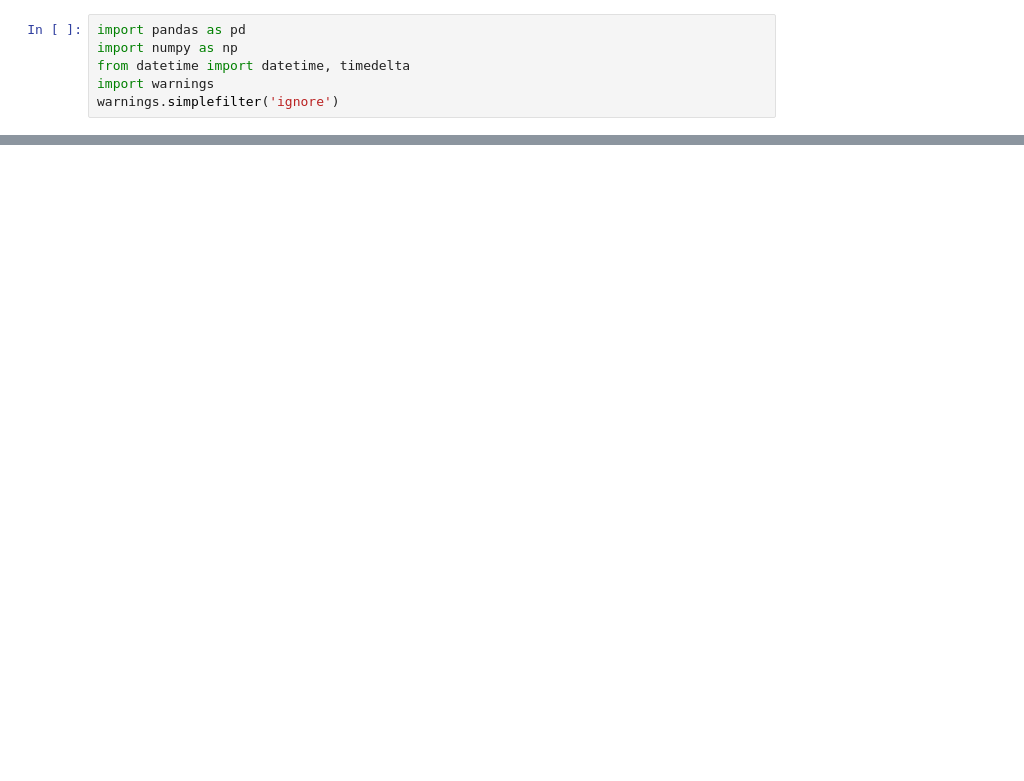
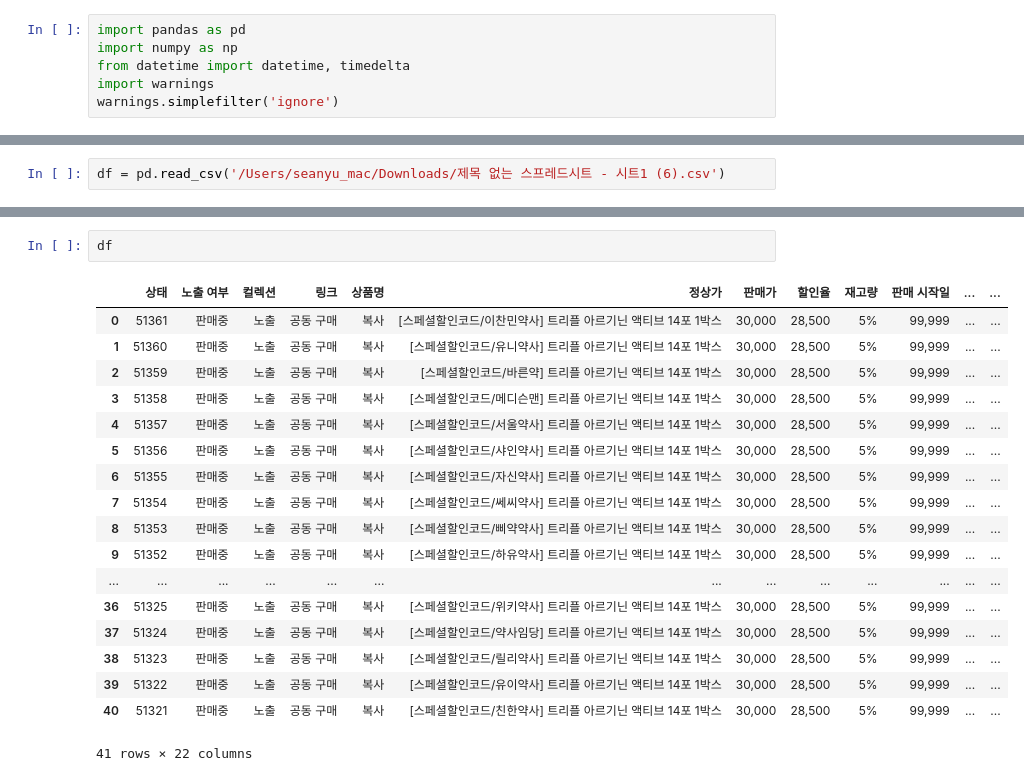
Before and after one commit to SeanYu34/Jupyter_Sean, a Jupyter notebook: Untitled.ipynb, the cells around one changed output, grey strips where cells are left out. Saved outputs shown, nothing was run; the diff lists cells and outputs as text; blank space fills up the shorter version.

```diff
--- a/Untitled.ipynb
+++ b/Untitled.ipynb
@@ -29,0 +7,2 @@ temp_df
+# %%
+df = pd.read_csv('/Users/seanyu_mac/Downloads/제목 없는 스프레드시트 - 시트1 (6).csv')
@@ -29,0 +33,21 @@ temp_df
+# %%
+df
+# %% [output]
+|  | 상태 | 노출 여부 | 컬렉션 | 링크 | 상품명 | 정상가 | 판매가 | 할인율 | 재고량 | 판매 시작일 | ... | ... |
+| 0 | 51361 | 판매중 | 노출 | 공동 구매 | 복사 | [스페셜할인코드/이찬민약사] 트리플 아르기닌 액티브 14포 1박스 | 30,000 | 28,500 | 5% | 99,999 | ... | ... |
+| 1 | 51360 | 판매중 | 노출 | 공동 구매 | 복사 | [스페셜할인코드/유니약사] 트리플 아르기닌 액티브 14포 1박스 | 30,000 | 28,500 | 5% | 99,999 | ... | ... |
+| 2 | 51359 | 판매중 | 노출 | 공동 구매 | 복사 | [스페셜할인코드/바른약] 트리플 아르기닌 액티브 14포 1박스 | 30,000 | 28,500 | 5% | 99,999 | ... | ... |
+| 3 | 51358 | 판매중 | 노출 | 공동 구매 | 복사 | [스페셜할인코드/메디슨맨] 트리플 아르기닌 액티브 14포 1박스 | 30,000 | 28,500 | 5% | 99,999 | ... | ... |
+| 4 | 51357 | 판매중 | 노출 | 공동 구매 | 복사 | [스페셜할인코드/서울약사] 트리플 아르기닌 액티브 14포 1박스 | 30,000 | 28,500 | 5% | 99,999 | ... | ... |
+| 5 | 51356 | 판매중 | 노출 | 공동 구매 | 복사 | [스페셜할인코드/샤인약사] 트리플 아르기닌 액티브 14포 1박스 | 30,000 | 28,500 | 5% | 99,999 | ... | ... |
+| 6 | 51355 | 판매중 | 노출 | 공동 구매 | 복사 | [스페셜할인코드/자신약사] 트리플 아르기닌 액티브 14포 1박스 | 30,000 | 28,500 | 5% | 99,999 | ... | ... |
+| 7 | 51354 | 판매중 | 노출 | 공동 구매 | 복사 | [스페셜할인코드/쎄씨약사] 트리플 아르기닌 액티브 14포 1박스 | 30,000 | 28,500 | 5% | 99,999 | ... | ... |
+| 8 | 51353 | 판매중 | 노출 | 공동 구매 | 복사 | [스페셜할인코드/삐약약사] 트리플 아르기닌 액티브 14포 1박스 | 30,000 | 28,500 | 5% | 99,999 | ... | ... |
+| 9 | 51352 | 판매중 | 노출 | 공동 구매 | 복사 | [스페셜할인코드/하유약사] 트리플 아르기닌 액티브 14포 1박스 | 30,000 | 28,500 | 5% | 99,999 | ... | ... |
+| ... | ... | ... | ... | ... | ... | ... | ... | ... | ... | ... | ... | ... |
+| 36 | 51325 | 판매중 | 노출 | 공동 구매 | 복사 | [스페셜할인코드/위키약사] 트리플 아르기닌 액티브 14포 1박스 | 30,000 | 28,500 | 5% | 99,999 | ... | ... |
+| 37 | 51324 | 판매중 | 노출 | 공동 구매 | 복사 | [스페셜할인코드/약사임당] 트리플 아르기닌 액티브 14포 1박스 | 30,000 | 28,500 | 5% | 99,999 | ... | ... |
+| 38 | 51323 | 판매중 | 노출 | 공동 구매 | 복사 | [스페셜할인코드/릴리약사] 트리플 아르기닌 액티브 14포 1박스 | 30,000 | 28,500 | 5% | 99,999 | ... | ... |
+| 39 | 51322 | 판매중 | 노출 | 공동 구매 | 복사 | [스페셜할인코드/유이약사] 트리플 아르기닌 액티브 14포 1박스 | 30,000 | 28,500 | 5% | 99,999 | ... | ... |
+| 40 | 51321 | 판매중 | 노출 | 공동 구매 | 복사 | [스페셜할인코드/친한약사] 트리플 아르기닌 액티브 14포 1박스 | 30,000 | 28,500 | 5% | 99,999 | ... | ... |
+41 rows × 22 columns
```
Also changed, not shown: parts of 7 cells of this notebook, 19 other files.
